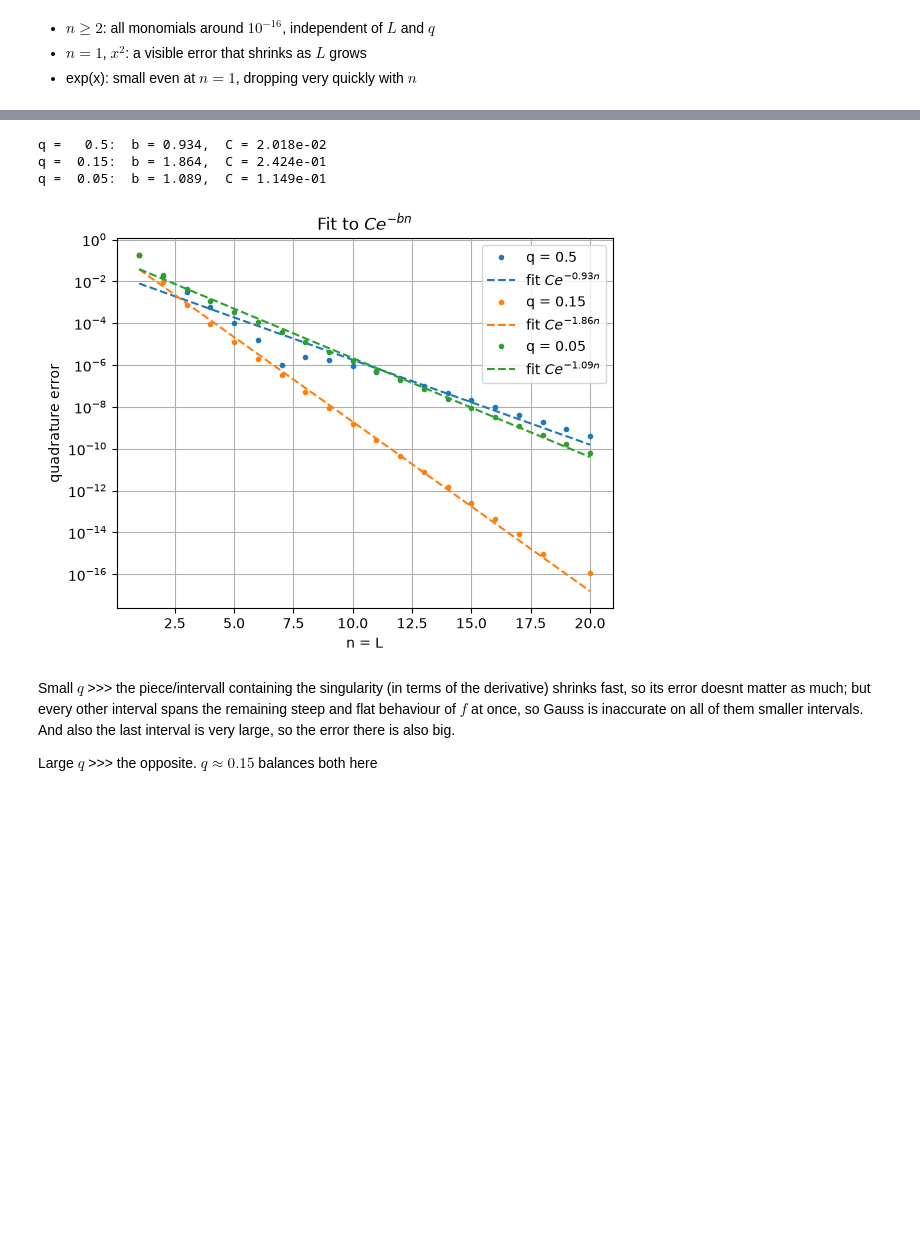
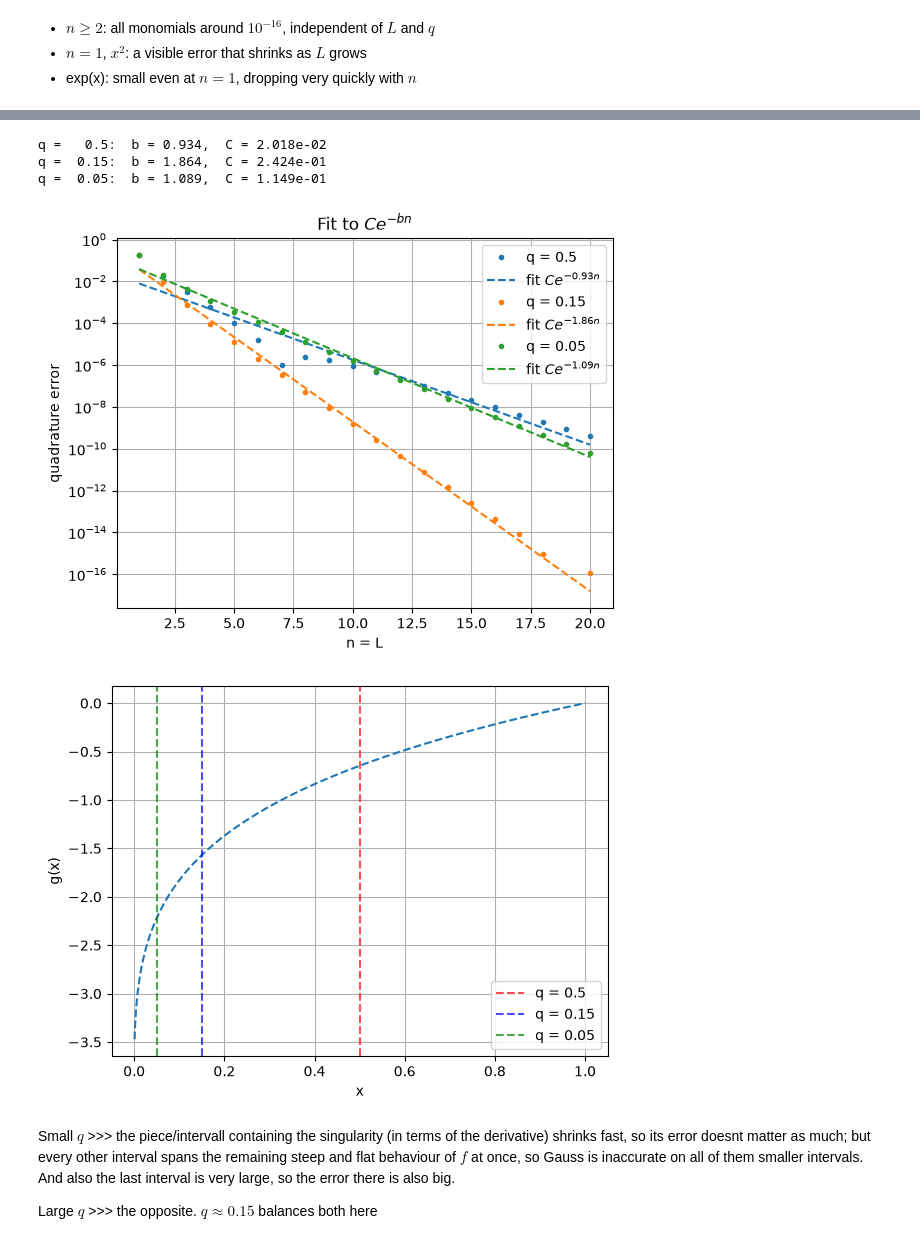
Before and after one commit to NicoReit54/Numerical_Computation, a Jupyter notebook: ex6.ipynb, the cells around one changed output, grey strips where cells are left out. Cells and saved outputs as stored; diff of their text form; code cells hidden in the pictures; blank space fills up the shorter version.

```diff
--- a/ex6.ipynb
+++ b/ex6.ipynb
@@ -124,33 +126,45 @@ plt.xlabel("n = L")
 plt.ylabel("quadrature error")
 plt.title(r"Composite Gauss for $x^{0.1}\log x$ ")
 plt.grid(True, which="both")
 plt.legend()
 plt.show()
 
 # c)
 tol = 1e-14 # exclude machine-precision 0s which would break the polyfit below!
 plt.figure()
 for q in q_vals:
     mask = errors[q] > tol
     slope, intercept = np.polyfit(n_vals[mask], np.log(errors[q][mask]), 1)
     b, C = -slope, np.exp(intercept)
     print(f"q = {q:>5}:  b = {b:.3f},  C = {C:.3e}")
 
     line, = plt.semilogy(n_vals, errors[q], ".", label=f"q = {q}")
     plt.semilogy(n_vals, C * np.exp(-b * n_vals), "--", color=line.get_color(),
                  label=rf"fit $C e^{{-{b:.2f} n}}$")
 plt.xlabel("n = L")
 plt.ylabel("quadrature error")
 plt.title(r"Fit to $C e^{-bn}$")
 plt.grid(True, which="both")
 plt.legend()
 plt.show()
+
+x_fine = np.linspace(0.000001,1, 1000)
+plt.figure()
+plt.plot(x_fine, g(x_fine), "--")
+for i, q in enumerate(q_vals):
+    plt.axvline(x=q, color=["r", "b", "g"][i], linestyle='--', alpha=0.7, label=f"q = {q}")
+plt.xlabel("x")
+plt.ylabel("g(x)")
+plt.grid(True, which="both")
+plt.legend()
+plt.show()
 # %% [output]
 [figure]
 q =   0.5:  b = 0.934,  C = 2.018e-02
 q =  0.15:  b = 1.864,  C = 2.424e-01
 q =  0.05:  b = 1.089,  C = 1.149e-01
 [figure]
+[figure, added]
 # %% [markdown]
 Small $q$ >>> the piece/intervall containing the singularity (in terms of the derivative) shrinks fast, so its error doesnt matter as much; but every other interval spans the remaining steep and flat behaviour of $f$ at once, so Gauss is inaccurate on all of them smaller intervals. And also the last interval is very large, so the error there is also big.
 
```
Also changed, not shown: parts of 4 cells of this notebook.
